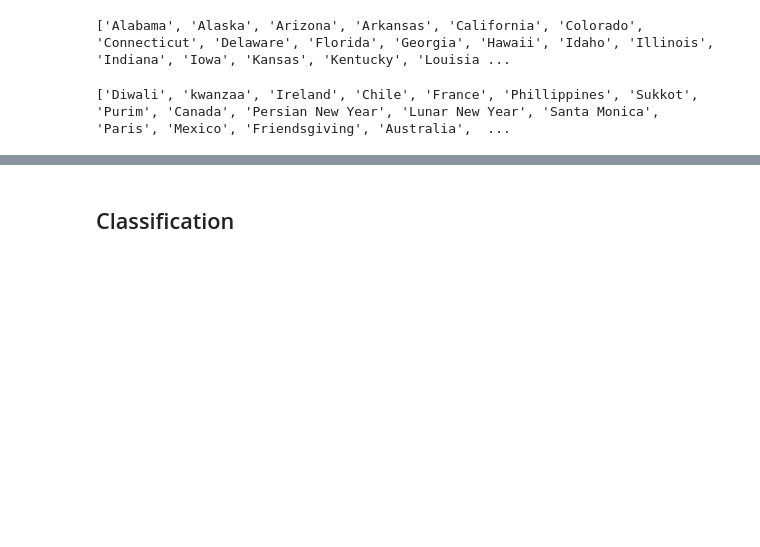
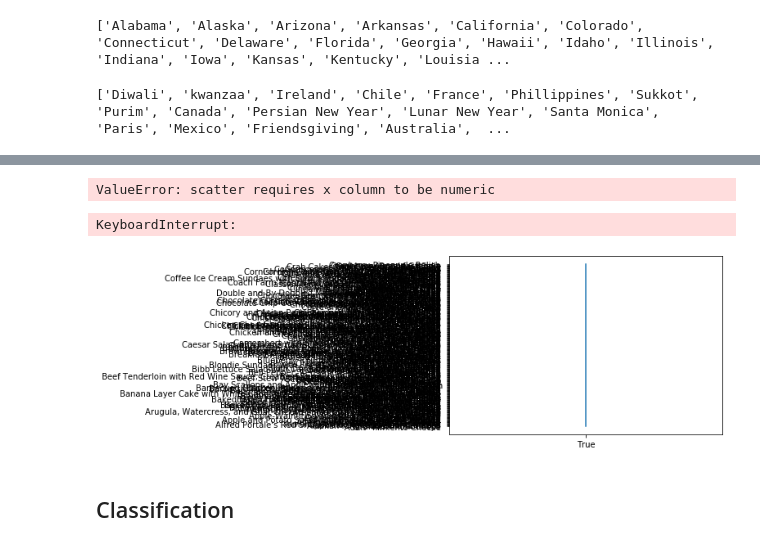
Before and after one commit to Sisyphus192/deep-dishes, a Jupyter notebook: notebooks/classification.ipynb, the cells around one changed output, grey strips where cells are left out. Cells and saved outputs as stored; diff of their text form; code cells hidden in the pictures; blank space fills up the shorter version.

```diff
--- a/notebooks/classification.ipynb
+++ b/notebooks/classification.ipynb
@@ -9,0 +264,3 @@ sample_df = epi_data_df.head(9000)
+# %%
+for i in allergy_df.tag:
+    sample_df[i] = [i in tags for tags in sample_df.tags]
@@ -15,0 +282,7 @@ sample_df.head(1)
+# %%
+# drop not relevent columns
+sample_df = sample_df.drop(columns=['avg_rating','best_rating','worst_rating','prepare_again_rating','num_reviews','total_time'],axis=0)
+
+sample_df = sample_df.drop(columns=['Soy Free','Tree Nut Free','Wheat/Gluten-Free','Dairy Free','Fat Free'],axis=0)
+
+sample_df.head(2)
@@ -50,5 +444,5 @@ print(non_usa_cuisine)
 # %% [output]
 ['Diwali', 'kwanzaa', 'Ireland', 'Chile', 'France', 'Phillippines', 'Sukkot', 'Purim', 'Canada', 'Persian New Year', 'Lunar New Year', 'Santa Monica', 'Paris', 'Mexico', 'Friendsgiving', 'Australia',  ...
 # %%
-sample_df = sample_df.drop(columns=['usa_cuisine'])
-sample_df.head(1)
+# sample_df = sample_df.drop(columns=['usa_cuisine'])
+# sample_df.head(1)
@@ -74,4 +466,4 @@ TypeError: 'bool' object is not iterable
 # %%
-tags_value.append('NA')
+# tags_value.append('NA')
 len(tags_value)
 # %% [output]
@@ -97,3 +519,21 @@ sample_df.loc[sample_df['usa_cuisine'] == 'NA']
+# %%
+non_usa_cuisine.plot.scatter(x='title',y='Peanut Free')
+# %% [output]
+ValueError: scatter requires x column to be numeric
+# %%
+usa_cuisine_df.title.value_counts().iplot(kind='bar')
+# fig = px.scatter(non_usa_cuisine, x="title", y="Peanut Free", log_x=True,
+#                  hover_name="title", hover_data=["title"])
+
+fig.show()
+# %% [output]
+KeyboardInterrupt:
+# %%
+usa_cuisine_df = sample_df.loc[sample_df['usa_cuisine'] == 'True']
+plt.plot(usa_cuisine_df['usa_cuisine'],usa_cuisine_df['title'])
+plt.show()
+# %% [output]
+[figure, added]
 # %% [markdown]
 ## Classification
 # %%
```
Also changed, not shown: parts of 63 cells of this notebook, 2 other files.
